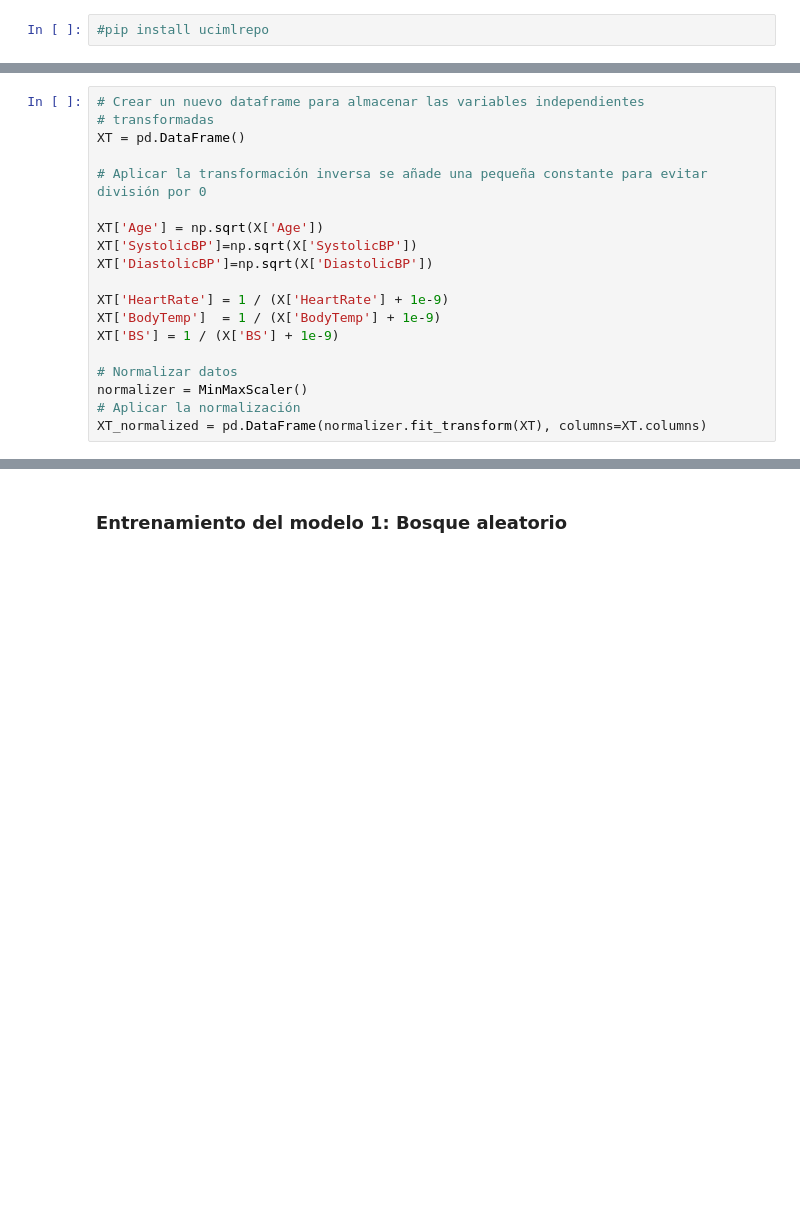
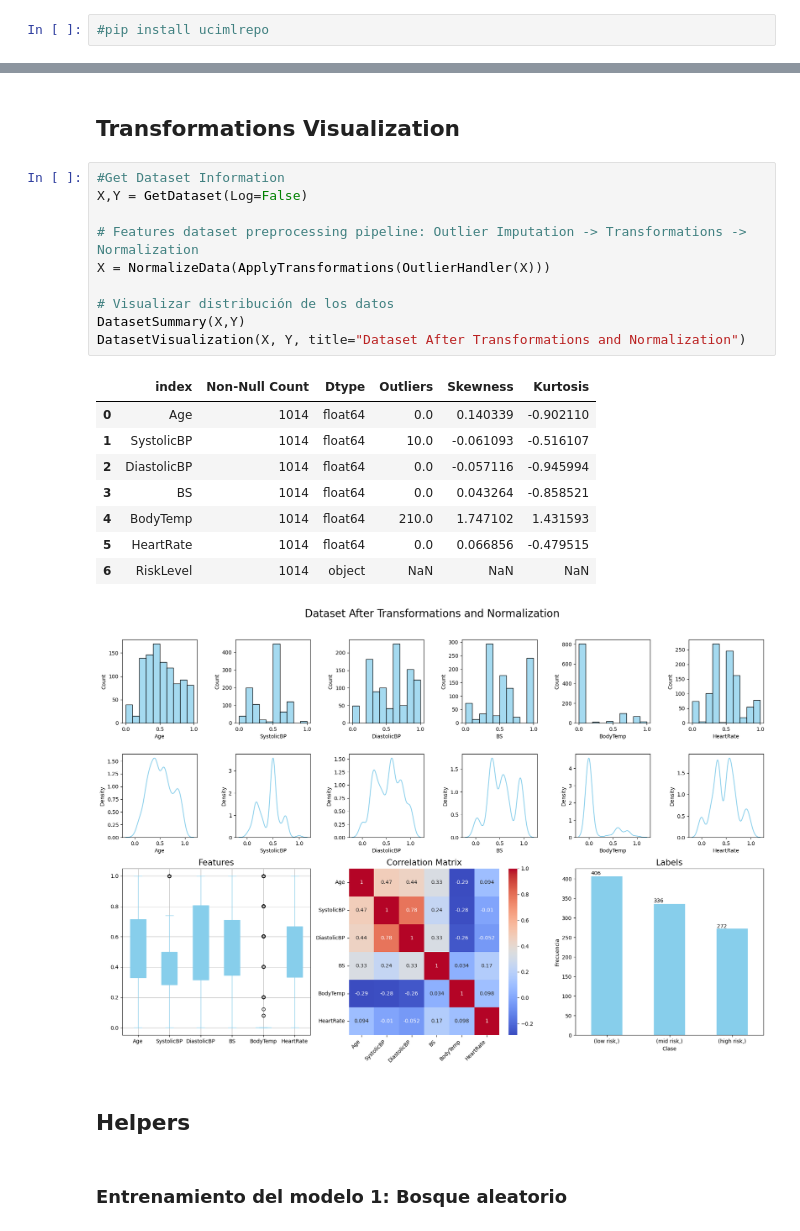
Before and after one commit to Immutare/mlops-project-team13, a Jupyter notebook: modelo.ipynb, the cells around one changed output, grey strips where cells are left out. Cells and saved outputs as stored; diff of their text form; blank space fills up the shorter version.

```diff
--- a/modelo.ipynb
+++ b/modelo.ipynb
@@ -213,19 +6,0 @@ X.loc[outliers['Age'], 'Age'] = int(X['Age'].mean())
-# %%
-# Crear un nuevo dataframe para almacenar las variables independientes
-# transformadas
-XT = pd.DataFrame()
-
-# Aplicar la transformación inversa se añade una pequeña constante para evitar división por 0
-
-XT['Age'] = np.sqrt(X['Age'])
-XT['SystolicBP']=np.sqrt(X['SystolicBP'])
-XT['DiastolicBP']=np.sqrt(X['DiastolicBP'])
-
-XT['HeartRate'] = 1 / (X['HeartRate'] + 1e-9)
-XT['BodyTemp']  = 1 / (X['BodyTemp'] + 1e-9)
-XT['BS'] = 1 / (X['BS'] + 1e-9)
-
-# Normalizar datos
-normalizer = MinMaxScaler()
-# Aplicar la normalización
-XT_normalized = pd.DataFrame(normalizer.fit_transform(XT), columns=XT.columns)
@@ -260,2 +596,26 @@ X_train, X_test, y_train, y_test = train_test_split(XT_normalized, Y, test_size=
+# %% [markdown]
+## Transformations Visualization
+# %%
+#Get Dataset Information
+X,Y = GetDataset(Log=False)
+
+# Features dataset preprocessing pipeline: Outlier Imputation -> Transformations -> Normalization
+X = NormalizeData(ApplyTransformations(OutlierHandler(X)))
+
+# Visualizar distribución de los datos
+DatasetSummary(X,Y)
+DatasetVisualization(X, Y, title="Dataset After Transformations and Normalization")
+# %% [output]
+|  | index | Non-Null Count | Dtype | Outliers | Skewness | Kurtosis |
+| 0 | Age | 1014 | float64 | 0.0 | 0.140339 | -0.902110 |
+| 1 | SystolicBP | 1014 | float64 | 10.0 | -0.061093 | -0.516107 |
+| 2 | DiastolicBP | 1014 | float64 | 0.0 | -0.057116 | -0.945994 |
+| 3 | BS | 1014 | float64 | 0.0 | 0.043264 | -0.858521 |
+| 4 | BodyTemp | 1014 | float64 | 210.0 | 1.747102 | 1.431593 |
+| 5 | HeartRate | 1014 | float64 | 0.0 | 0.066856 | -0.479515 |
+| 6 | RiskLevel | 1014 | object | NaN | NaN | NaN |
+[figure, added]
+# %% [markdown]
+## Helpers
 # %% [markdown]
 ### Entrenamiento del modelo 1: Bosque aleatorio
```
Also changed, not shown: parts of 40 cells of this notebook.
